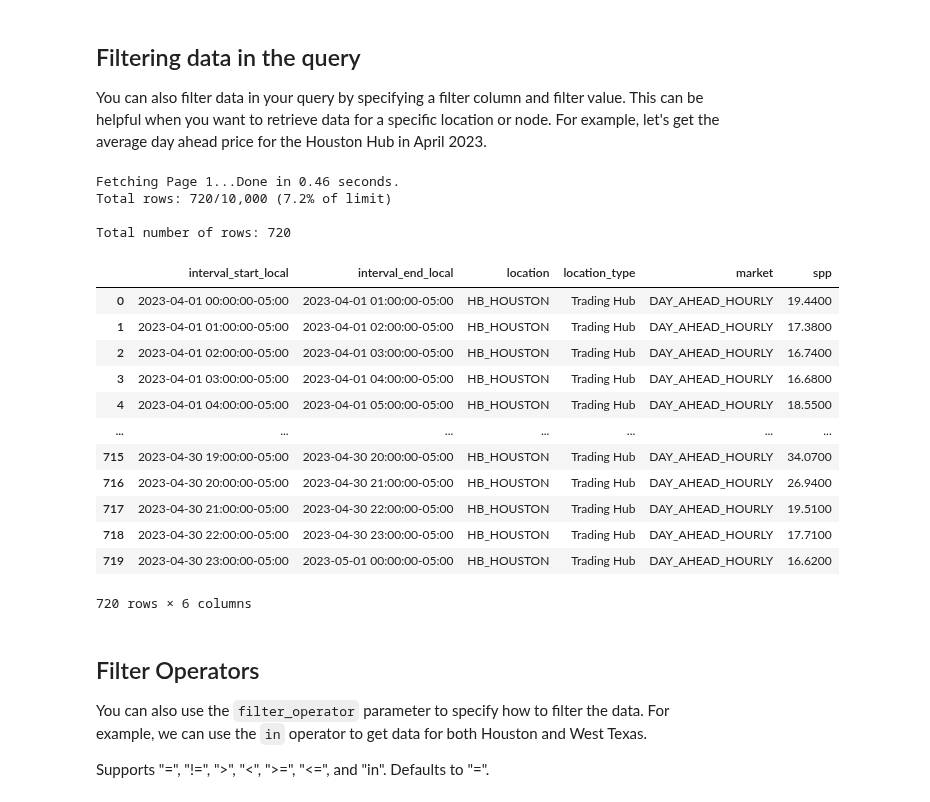
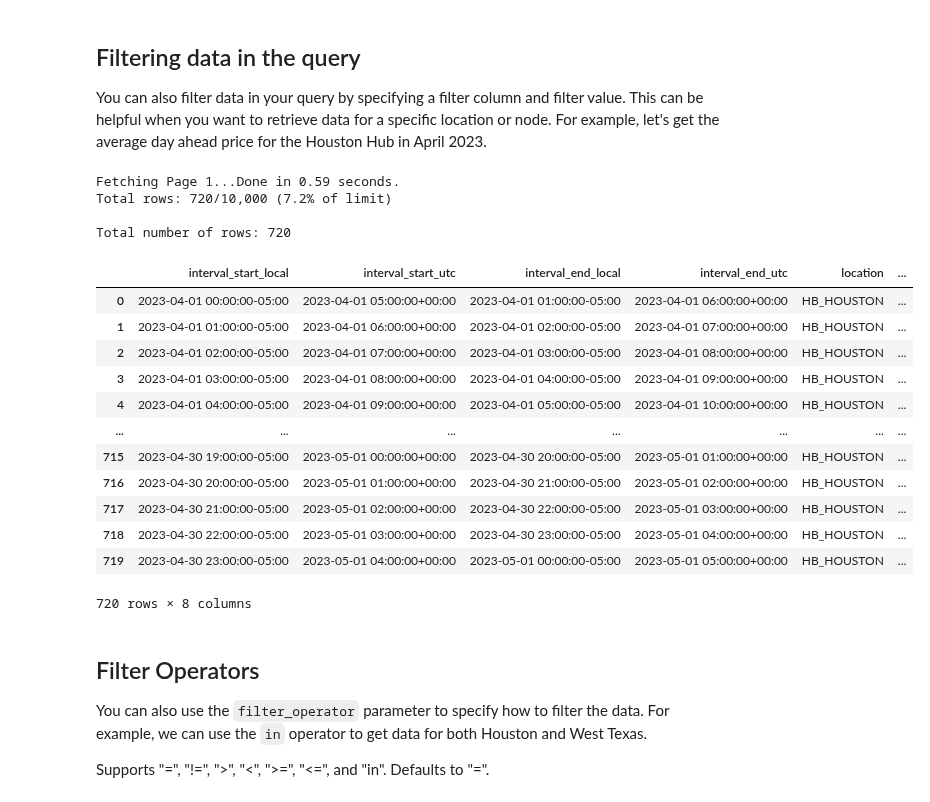
Before and after one commit to gridstatus/gridstatusio, a Jupyter notebook: Examples/Getting Started.ipynb, the cells around one changed output. Saved outputs shown, nothing was run; the diff lists cells and outputs as text; code cells hidden in the pictures.

```diff
--- a/Examples/Getting Started.ipynb
+++ b/Examples/Getting Started.ipynb
@@ -126,33 +120,33 @@ You can also filter data in your query by specifying a filter column and filter
 # %%
 data_houston_apr = client.get_dataset(
     dataset="ercot_spp_day_ahead_hourly",
     start="2023-04-01",
     end="2023-05-01",
     filter_column="location",
     filter_value="HB_HOUSTON",
-    tz="US/Central",
+    timezone="US/Central",
     limit=QUERY_LIMIT,
 )
 
 data_houston_apr
 # %% [output]
-Fetching Page 1...Done in 0.46 seconds.
+Fetching Page 1...Done in 0.59 seconds.
 Total rows: 720/10,000 (7.2% of limit)
 
 Total number of rows: 720
-|  | interval_start_local | interval_end_local | location | location_type | market | spp |
-| 0 | 2023-04-01 00:00:00-05:00 | 2023-04-01 01:00:00-05:00 | HB_HOUSTON | Trading Hub | DAY_AHEAD_HOURLY | 19.4400 |
-| 1 | 2023-04-01 01:00:00-05:00 | 2023-04-01 02:00:00-05:00 | HB_HOUSTON | Trading Hub | DAY_AHEAD_HOURLY | 17.3800 |
-| 2 | 2023-04-01 02:00:00-05:00 | 2023-04-01 03:00:00-05:00 | HB_HOUSTON | Trading Hub | DAY_AHEAD_HOURLY | 16.7400 |
-| 3 | 2023-04-01 03:00:00-05:00 | 2023-04-01 04:00:00-05:00 | HB_HOUSTON | Trading Hub | DAY_AHEAD_HOURLY | 16.6800 |
-| 4 | 2023-04-01 04:00:00-05:00 | 2023-04-01 05:00:00-05:00 | HB_HOUSTON | Trading Hub | DAY_AHEAD_HOURLY | 18.5500 |
+|  | interval_start_local | interval_start_utc | interval_end_local | interval_end_utc | location | ... |
+| 0 | 2023-04-01 00:00:00-05:00 | 2023-04-01 05:00:00+00:00 | 2023-04-01 01:00:00-05:00 | 2023-04-01 06:00:00+00:00 | HB_HOUSTON | ... |
+| 1 | 2023-04-01 01:00:00-05:00 | 2023-04-01 06:00:00+00:00 | 2023-04-01 02:00:00-05:00 | 2023-04-01 07:00:00+00:00 | HB_HOUSTON | ... |
+| 2 | 2023-04-01 02:00:00-05:00 | 2023-04-01 07:00:00+00:00 | 2023-04-01 03:00:00-05:00 | 2023-04-01 08:00:00+00:00 | HB_HOUSTON | ... |
+| 3 | 2023-04-01 03:00:00-05:00 | 2023-04-01 08:00:00+00:00 | 2023-04-01 04:00:00-05:00 | 2023-04-01 09:00:00+00:00 | HB_HOUSTON | ... |
+| 4 | 2023-04-01 04:00:00-05:00 | 2023-04-01 09:00:00+00:00 | 2023-04-01 05:00:00-05:00 | 2023-04-01 10:00:00+00:00 | HB_HOUSTON | ... |
 | ... | ... | ... | ... | ... | ... | ... |
-| 715 | 2023-04-30 19:00:00-05:00 | 2023-04-30 20:00:00-05:00 | HB_HOUSTON | Trading Hub | DAY_AHEAD_HOURLY | 34.0700 |
-| 716 | 2023-04-30 20:00:00-05:00 | 2023-04-30 21:00:00-05:00 | HB_HOUSTON | Trading Hub | DAY_AHEAD_HOURLY | 26.9400 |
-| 717 | 2023-04-30 21:00:00-05:00 | 2023-04-30 22:00:00-05:00 | HB_HOUSTON | Trading Hub | DAY_AHEAD_HOURLY | 19.5100 |
-| 718 | 2023-04-30 22:00:00-05:00 | 2023-04-30 23:00:00-05:00 | HB_HOUSTON | Trading Hub | DAY_AHEAD_HOURLY | 17.7100 |
-| 719 | 2023-04-30 23:00:00-05:00 | 2023-05-01 00:00:00-05:00 | HB_HOUSTON | Trading Hub | DAY_AHEAD_HOURLY | 16.6200 |
+| 715 | 2023-04-30 19:00:00-05:00 | 2023-05-01 00:00:00+00:00 | 2023-04-30 20:00:00-05:00 | 2023-05-01 01:00:00+00:00 | HB_HOUSTON | ... |
+| 716 | 2023-04-30 20:00:00-05:00 | 2023-05-01 01:00:00+00:00 | 2023-04-30 21:00:00-05:00 | 2023-05-01 02:00:00+00:00 | HB_HOUSTON | ... |
+| 717 | 2023-04-30 21:00:00-05:00 | 2023-05-01 02:00:00+00:00 | 2023-04-30 22:00:00-05:00 | 2023-05-01 03:00:00+00:00 | HB_HOUSTON | ... |
+| 718 | 2023-04-30 22:00:00-05:00 | 2023-05-01 03:00:00+00:00 | 2023-04-30 23:00:00-05:00 | 2023-05-01 04:00:00+00:00 | HB_HOUSTON | ... |
+| 719 | 2023-04-30 23:00:00-05:00 | 2023-05-01 04:00:00+00:00 | 2023-05-01 00:00:00-05:00 | 2023-05-01 05:00:00+00:00 | HB_HOUSTON | ... |
-720 rows × 6 columns
+720 rows × 8 columns
 # %% [markdown]
 ## Filter Operators
 
```
Also changed, not shown: parts of 7 cells of this notebook.
